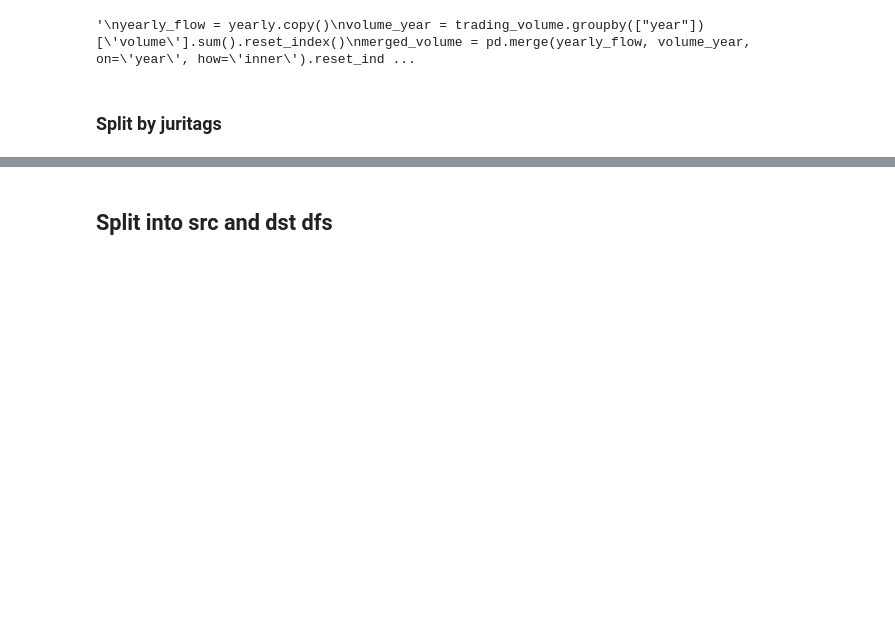
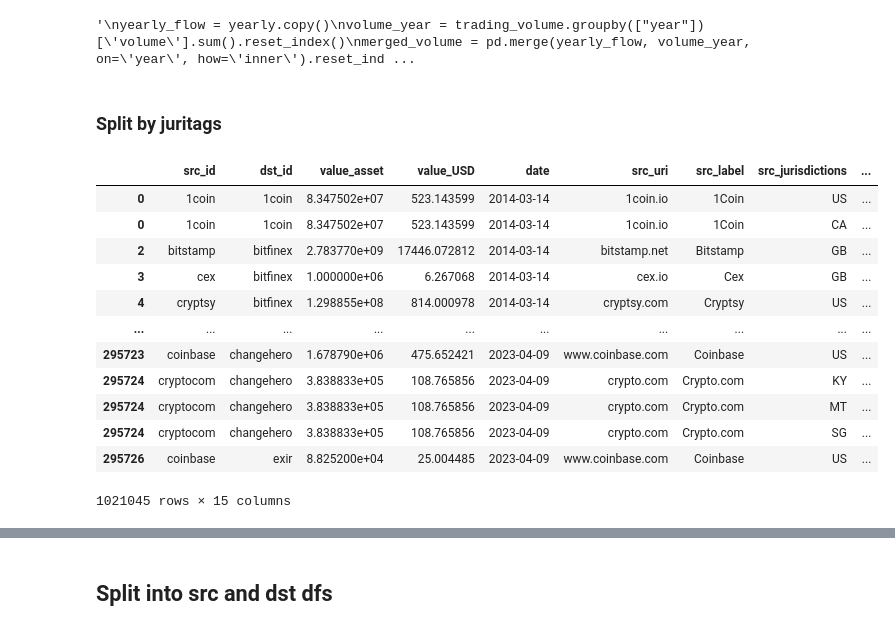
Before and after one commit to FlowDrucka64/MoneyFlow, a Jupyter notebook: data_exploration.ipynb, the cells around one changed output, grey strips where cells are left out. Saved outputs shown, nothing was run; the diff lists cells and outputs as text; code cells hidden in the pictures; blank space fills up the shorter version.

```diff
--- a/data_exploration.ipynb
+++ b/data_exploration.ipynb
@@ -432,29 +432,43 @@ plt.show()
 # %%
 # Transform jurisdiction string into list element
 expanded_df = merged_df.copy()
 expanded_df.src_jurisdictions = expanded_df.src_jurisdictions.fillna("")
 expanded_df.dst_jurisdictions = expanded_df.dst_jurisdictions.fillna("")
 expanded_df = expanded_df.assign(src_jurisdictions=expanded_df.src_jurisdictions.str.split(','))
 expanded_df = expanded_df.assign(dst_jurisdictions=expanded_df.dst_jurisdictions.str.split(','))
 
 # Split up amounts by number of src and dst countries
 expanded_df['value_asset'] = expanded_df.apply(lambda row: row['value_asset'] / max(len(row.src_jurisdictions) * len(row.dst_jurisdictions), 1) , axis=1)
 expanded_df['value_USD'] = expanded_df.apply(lambda row: row['value_USD'] / max(len(row.src_jurisdictions) * len(row.dst_jurisdictions), 1), axis=1)
 
 # Create separate columns for each jurisdiction (if we want to split the amounts we have to split amount before)
 expanded_df = expanded_df.explode('dst_jurisdictions')
 expanded_df = expanded_df.explode('src_jurisdictions')
 
 
 # Strip whitespace
 expanded_df.dst_jurisdictions = expanded_df.dst_jurisdictions.str.strip()
 expanded_df.src_jurisdictions = expanded_df.src_jurisdictions.str.strip()
 
 expanded_df_with_inland = expanded_df.copy()
 # Remove flows which aren't x-border
 expanded_df_without_inland = expanded_df[expanded_df['dst_jurisdictions'] != expanded_df['src_jurisdictions']]
 
-# expanded_df[expanded_df['dst_jurisdictions'] != expanded_df['src_jurisdictions']]
+expanded_df[expanded_df['dst_jurisdictions'] != expanded_df['src_jurisdictions']]
+# %% [output]
+|  | src_id | dst_id | value_asset | value_USD | date | src_uri | src_label | src_jurisdictions | ... |
+| 0 | 1coin | 1coin | 8.347502e+07 | 523.143599 | 2014-03-14 | 1coin.io | 1Coin | US | ... |
+| 0 | 1coin | 1coin | 8.347502e+07 | 523.143599 | 2014-03-14 | 1coin.io | 1Coin | CA | ... |
+| 2 | bitstamp | bitfinex | 2.783770e+09 | 17446.072812 | 2014-03-14 | bitstamp.net | Bitstamp | GB | ... |
+| 3 | cex | bitfinex | 1.000000e+06 | 6.267068 | 2014-03-14 | cex.io | Cex | GB | ... |
+| 4 | cryptsy | bitfinex | 1.298855e+08 | 814.000978 | 2014-03-14 | cryptsy.com | Cryptsy | US | ... |
+| ... | ... | ... | ... | ... | ... | ... | ... | ... | ... |
+| 295723 | coinbase | changehero | 1.678790e+06 | 475.652421 | 2023-04-09 | www.coinbase.com | Coinbase | US | ... |
+| 295724 | cryptocom | changehero | 3.838833e+05 | 108.765856 | 2023-04-09 | crypto.com | Crypto.com | KY | ... |
+| 295724 | cryptocom | changehero | 3.838833e+05 | 108.765856 | 2023-04-09 | crypto.com | Crypto.com | MT | ... |
+| 295724 | cryptocom | changehero | 3.838833e+05 | 108.765856 | 2023-04-09 | crypto.com | Crypto.com | SG | ... |
+| 295726 | coinbase | exir | 8.825200e+04 | 25.004485 | 2023-04-09 | www.coinbase.com | Coinbase | US | ... |
+1021045 rows × 15 columns
 # %%
 # calc overall traffic per year
 yearly = expanded_df_with_inland.groupby(["year"])["value_USD"].sum().reset_index()
```
Also changed, not shown: parts of 7 cells of this notebook.
